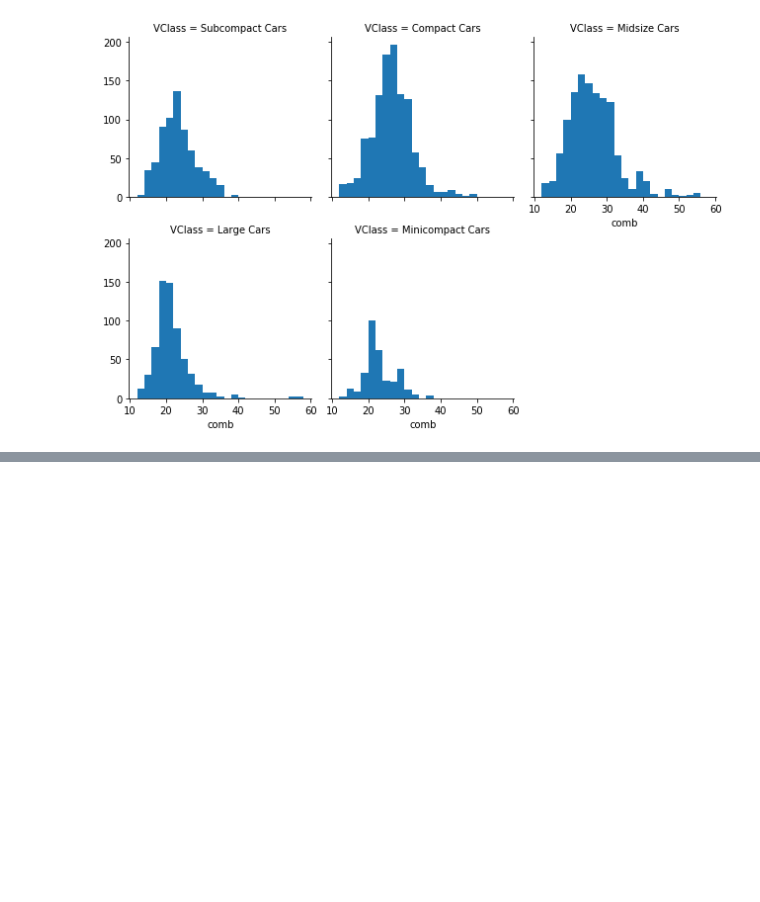
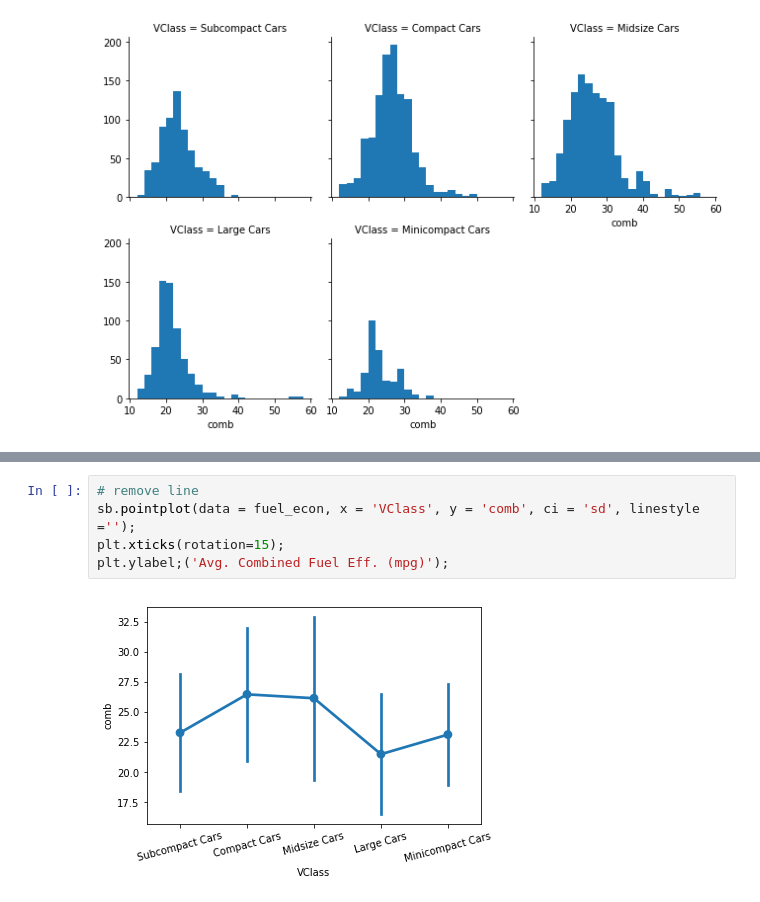
Before and after one commit to bbrcnx/udacity_ai_foundation, a Jupyter notebook: Matplotlib and Seaborn.ipynb, the cells around one changed output, grey strips where cells are left out. Drawn from its saved outputs; the diff is of its cells as text; blank space fills up the shorter version.

```diff
--- a/Matplotlib and Seaborn.ipynb
+++ b/Matplotlib and Seaborn.ipynb
@@ -951,0 +974,7 @@ More commonly, you'll see plots summarizing one numeric variable against values
+# %%
+# remove line
+sb.pointplot(data = fuel_econ, x = 'VClass', y = 'comb', ci = 'sd', linestyle ='');
+plt.xticks(rotation=15);
+plt.ylabel;('Avg. Combined Fuel Eff. (mpg)');
+# %% [output]
+[figure, added]
```
Also changed, not shown: parts of 9 cells of this notebook, 4 other files.
